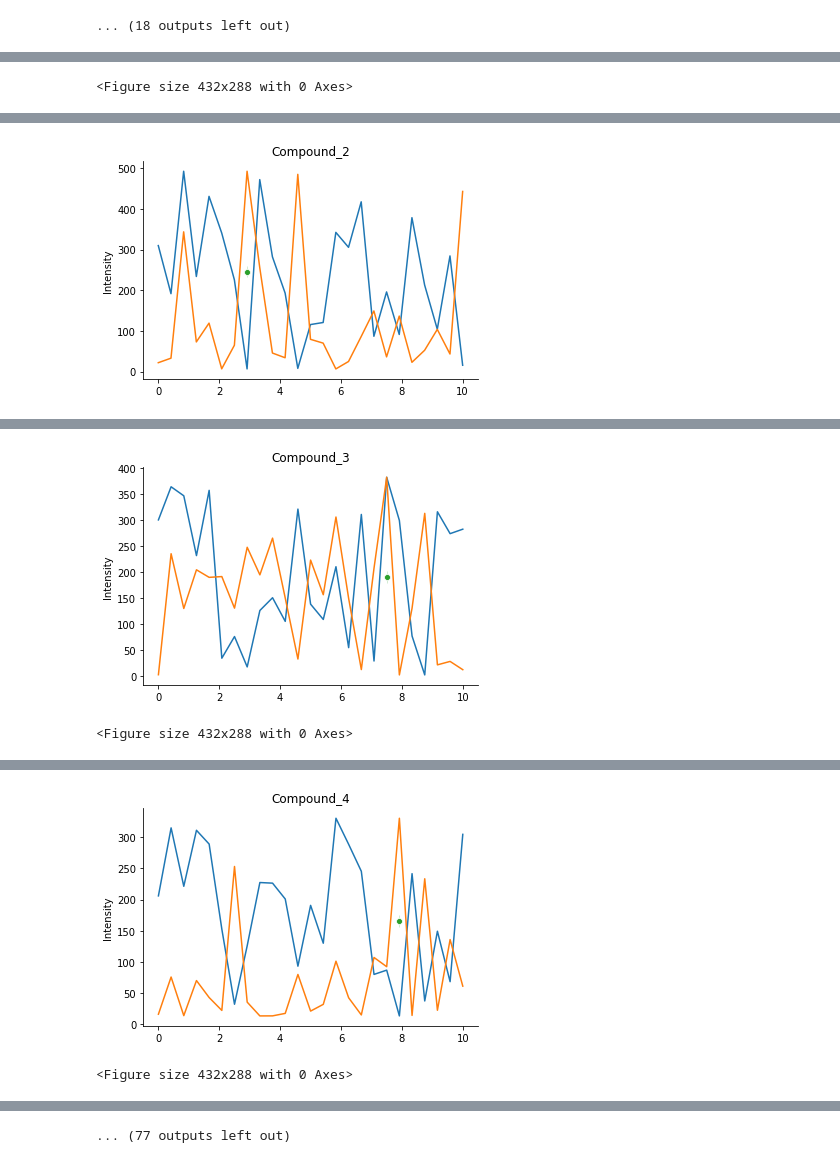
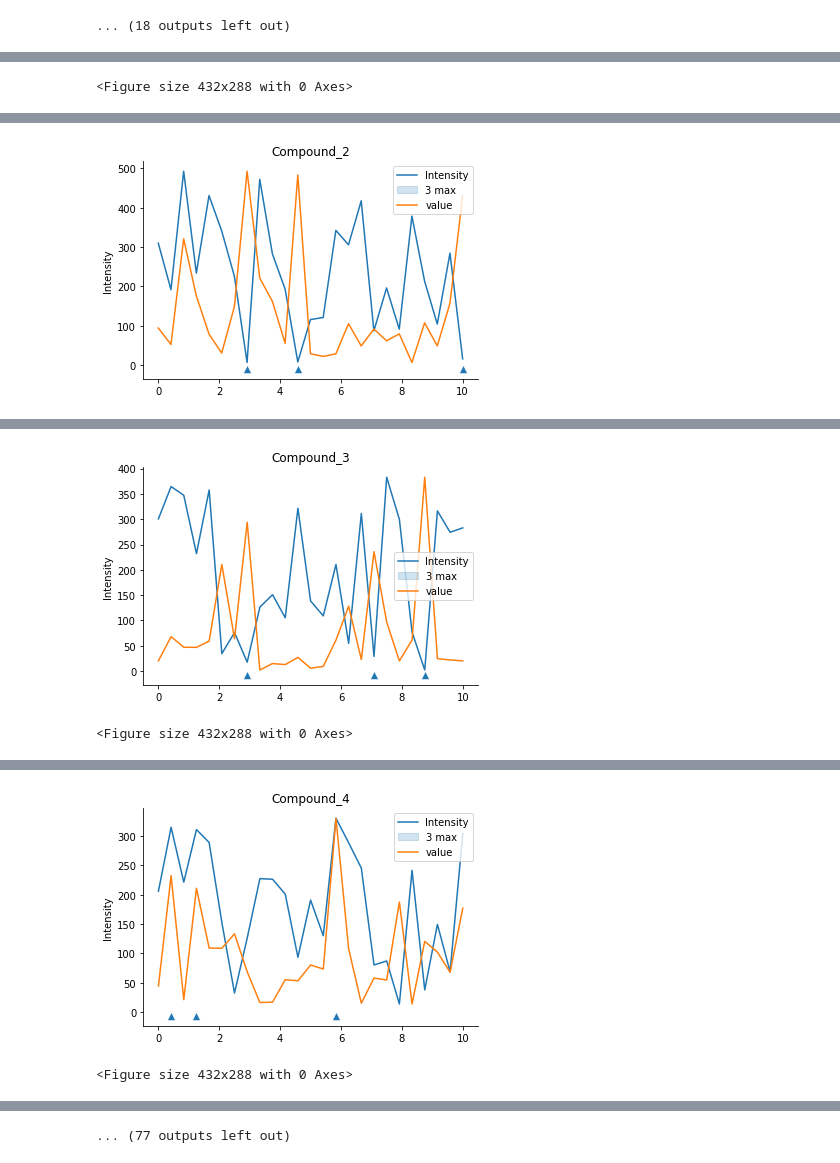
Before and after one commit to Gressling/cheminf-EDU, a Jupyter notebook: machineLearning/cdb_data_spectra_analysis/CDB_analysis.ipynb, the cells around one changed output, grey strips where cells are left out. Saved outputs shown, nothing was run; the diff lists cells and outputs as text; code cells hidden in the pictures.

Commit message:
Add files via upload
enhanced plots for outliers

```diff
--- a/machineLearning/cdb_data_spectra_analysis/CDB_analysis.ipynb
+++ b/machineLearning/cdb_data_spectra_analysis/CDB_analysis.ipynb
@@ -334,10 +336,10 @@ print(labels_test[:, 0].shape)
 #testset['values'] = pd.DataFrame(values_test.reshape(1, values_test.shape[0] * values_test.shape[1])[0])
 
 opt = "adam"
-act = "ReLU"
+act = "relu"
 age = 50
 ksz = 10
-dbg = False
+dbg = True
 
 cnn = CNNClassifier(activation=act, kernel_size=ksz, n_epochs=age, optimizer=opt, verbose=dbg)
 print("fitting")
@@ -414,7 +423,13 @@ def get_classifier(selection):
             p=2, metric_params=None, contamination=0.001,
             n_jobs=-1, novelty=True)
     elif selection == "DeepSVDD":
-        return DeepSVDD(verbose=0)
+        return DeepSVDD(verbose=0, output_activation='relu')
+    elif selection == "KNN":
+        return KNN(contamination=0.04,
+            n_neighbors=5,
+            method='median', radius=1.0,
+            algorithm='auto', leaf_size=10, metric='manhattan', p=2,
+            metric_params=None, n_jobs=-1)
 
 #print(np.repeat(sliding_window(values_test[0], 1), 25, axis=1))
 #print(np.repeat(sliding_window(values[0], 1), 25, axis=1))
@@ -435,16 +450,22 @@ for count, (train_index, test_index) in enumerate(LeaveOneOut().split(values)):
     clf = get_classifier('DeepSVDD')
     clf.fit(values[train_index])
     score = clf.decision_function(np.repeat(values[test_index].reshape(-1, 1), 25, axis=1))
-    print("max at:", retTime[count][score.argmax()])
+    print("max at  :", retTime[count][np.argmax(score)])
+    print("3 max at:", retTime[count][utility.argmaxn(score, 3)[0]], "({:0.3f})".format(score[utility.argmaxn(score, 3)[0]]),
+          ";", retTime[count][utility.argmaxn(score, 3)[1]], "({:0.3f})".format(score[utility.argmaxn(score, 3)[1]]),
+          ";", retTime[count][utility.argmaxn(score, 3)[2]], "({:0.3f})".format(score[utility.argmaxn(score, 3)[2]]),)
+    #print(utility.argmaxn(score, 3))
     #sns.lineplot(x=retTime[count], y=values[test_index].flatten())
     sns.lineplot(x=retTime[count], y=cdb_data_source[cdb_data_source['Compound'] == "Compound_" + str(count + 1)].Intensity)
     val_max = cdb_data_source[cdb_data_source['Compound'] == "Compound_" + str(count + 1)].Intensity.max()
     val_min = cdb_data_source[cdb_data_source['Compound'] == "Compound_" + str(count + 1)].Intensity.min()
     score = val_min + ((score - score.min()) * (val_max - val_min)) / (score.max() - score.min())
     sns.lineplot(x=retTime[count], y=score)
-    sns.lineplot(x=retTime[count][score.argmax()], y=np.arange(val_max), lw=2, marker='o')
+    #sns.lineplot(x=retTime[count][score.argmax()], y=[0, 0], lw=2, marker='^')
+    sns.scatterplot(x=retTime[count][utility.argmaxn(score, 3)], y=np.repeat(val_max * -0.02, 3, axis=0), marker='^', s=70)
     sns.despine()
     plt.title("Compound_" + str(count + 1))
+    plt.legend(labels=['Intensity', '3 max', 'value'])
     plt.figure(count)
     plt.show()
 
@@ -485,4 +508,4 @@ max at: 2.91667
-[figure, old version]
+[figure, new version]
 Fold 2:
   Train: index=[ 0  1  3  4  5  6  7  8  9 10 11 12 13 14 15 16 17 18 19 20 21 22 23 24
  25 26 27 28 29]
@@ -494,4 +518,4 @@ max at: 7.5
-[figure, old version]
+[figure, new version]
 <Figure size 432x288 with 0 Axes>
 Fold 3:
   Train: index=[ 0  1  2  4  5  6  7  8  9 10 11 12 13 14 15 16 17 18 19 20 21 22 23 24
@@ -504,4 +529,4 @@ max at: 7.91667
-[figure, old version]
+[figure, new version]
 <Figure size 432x288 with 0 Axes>
 Fold 4:
   Train: index=[ 0  1  2  3  5  6  7  8  9 10 11 12 13 14 15 16 17 18 19 20 21 22 23 24
```
Also changed, not shown: parts of 4 cells of this notebook.
